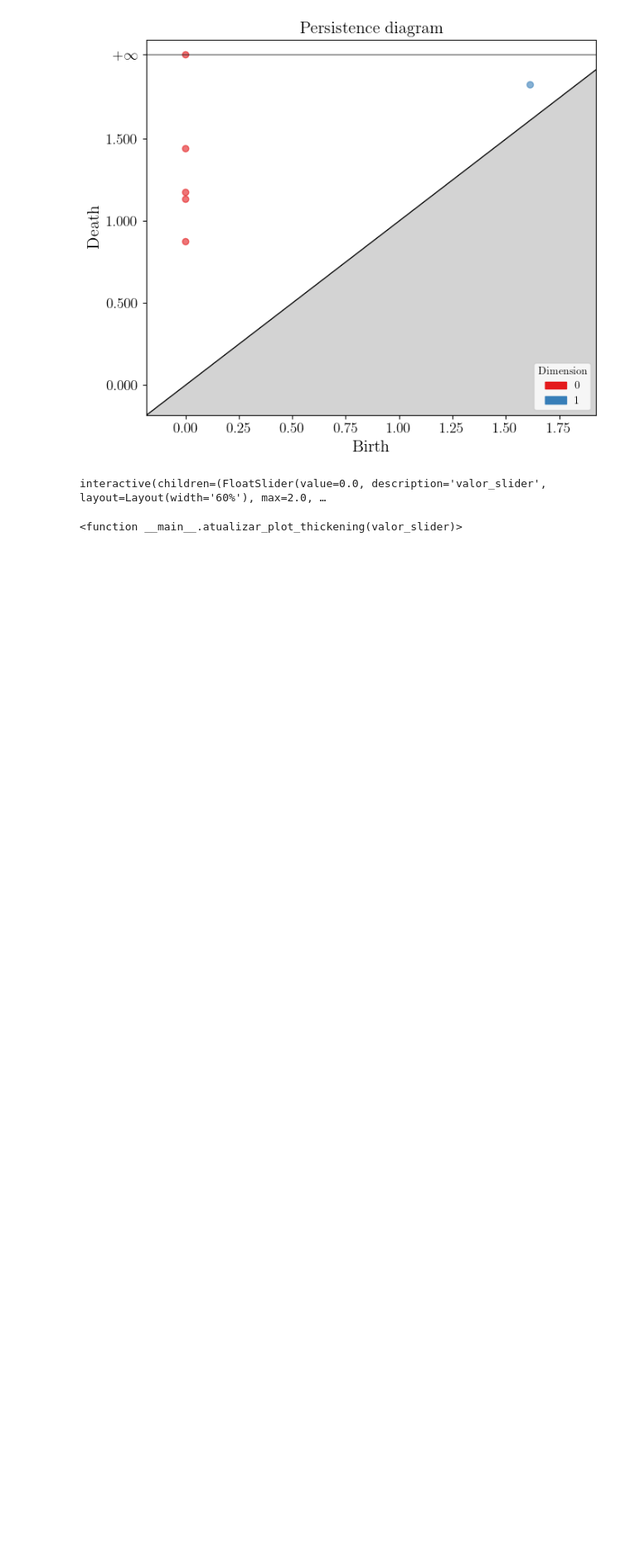
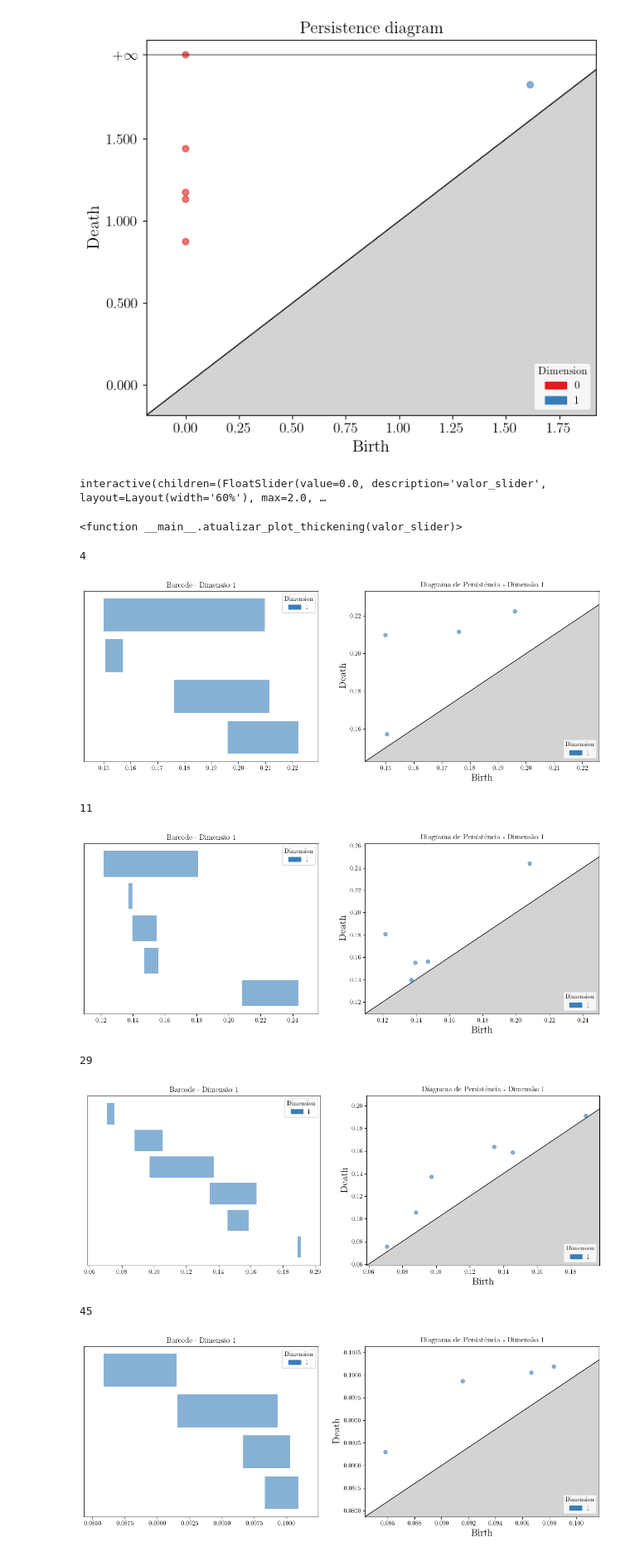
Before and after one commit to AnthonyMrqs/Analise-Topologica-de-Dados, a Jupyter notebook: criacao_imagens.ipynb, the cells around one changed output. Shown at 83% size. Cells and saved outputs as stored; diff of their text form; code cells hidden in the pictures; blank space fills up the shorter version.

```diff
--- a/criacao_imagens.ipynb
+++ b/criacao_imagens.ipynb
@@ -1881,3 +1882,46 @@ widgets.interact(
 # %% [output]
 interactive(children=(FloatSlider(value=0.0, description='valor_slider', layout=Layout(width='60%'), max=2.0, …
 <function __main__.atualizar_plot_thickening(valor_slider)>
+# %%
+for i in [4, 11, 29, 45, 51, 60]:
+    np.random.seed(i)
+    X = np.random.rand(25, 2)
+    t = 1
+
+    # O parâmetro do Rips (distância máxima para conectar) é o diâmetro (2 * t)
+    diametro_max = 2 * t
+
+    # =========================================================================
+    # 2. CONSTRUÇÃO MATEMÁTICA DO COMPLEXO (GUDHI)
+    # =========================================================================
+    rips = gudhi.RipsComplex(points=X/2, max_edge_length=diametro_max)
+    st = rips.create_simplex_tree(max_dimension=2)
+    barcodes = st.persistence(homology_coeff_field=2)
+
+    # =========================================================================
+    # O SEGREDO ESTÁ AQUI: Filtramos a lista para pegar apenas a dimensão 1
+    # =========================================================================
+    barcodes_dim1 = [intervalo for intervalo in barcodes if intervalo[0] == 1]
+
+    # Configurando a figura
+    fig = plt.figure(figsize=(15,5))
+    ax1 = fig.add_subplot(1,2,1)
+    ax2 = fig.add_subplot(1,2,2)
+
+    # Passando a lista já filtrada para as funções do gudhi
+    gudhi.plot_persistence_barcode(persistence=barcodes_dim1, axes=ax1)
+    ax1.set_title("Barcode - Dimensão 1")
+
+    gudhi.plot_persistence_diagram(persistence=barcodes_dim1, axes=ax2)
+    ax2.set_title("Diagrama de Persistência - Dimensão 1")
+    print(i)
+    plt.show()
+# %% [output]
+4
+[figure, added]
+11
+[figure, added]
+29
+[figure, added]
+45
+[figure, added]
```
Also changed, not shown: parts of 4 cells of this notebook, 8 other files.
